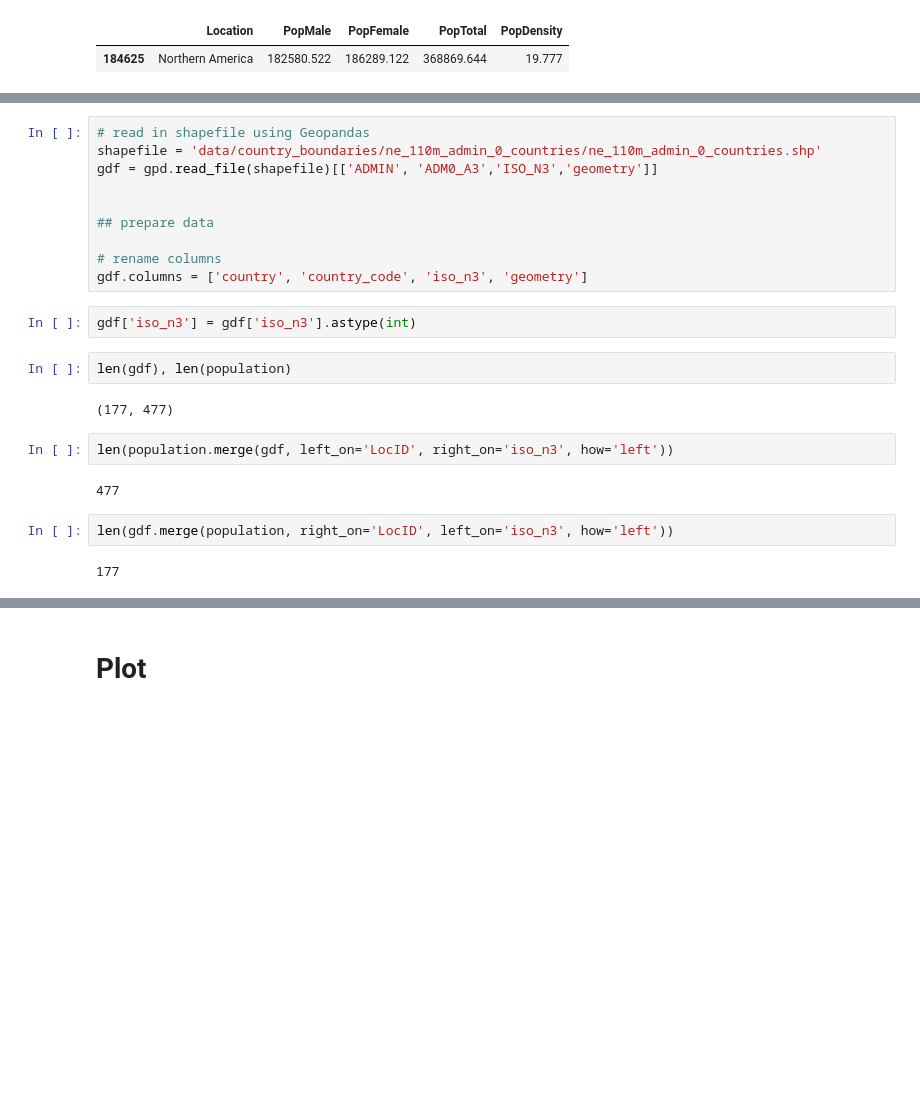
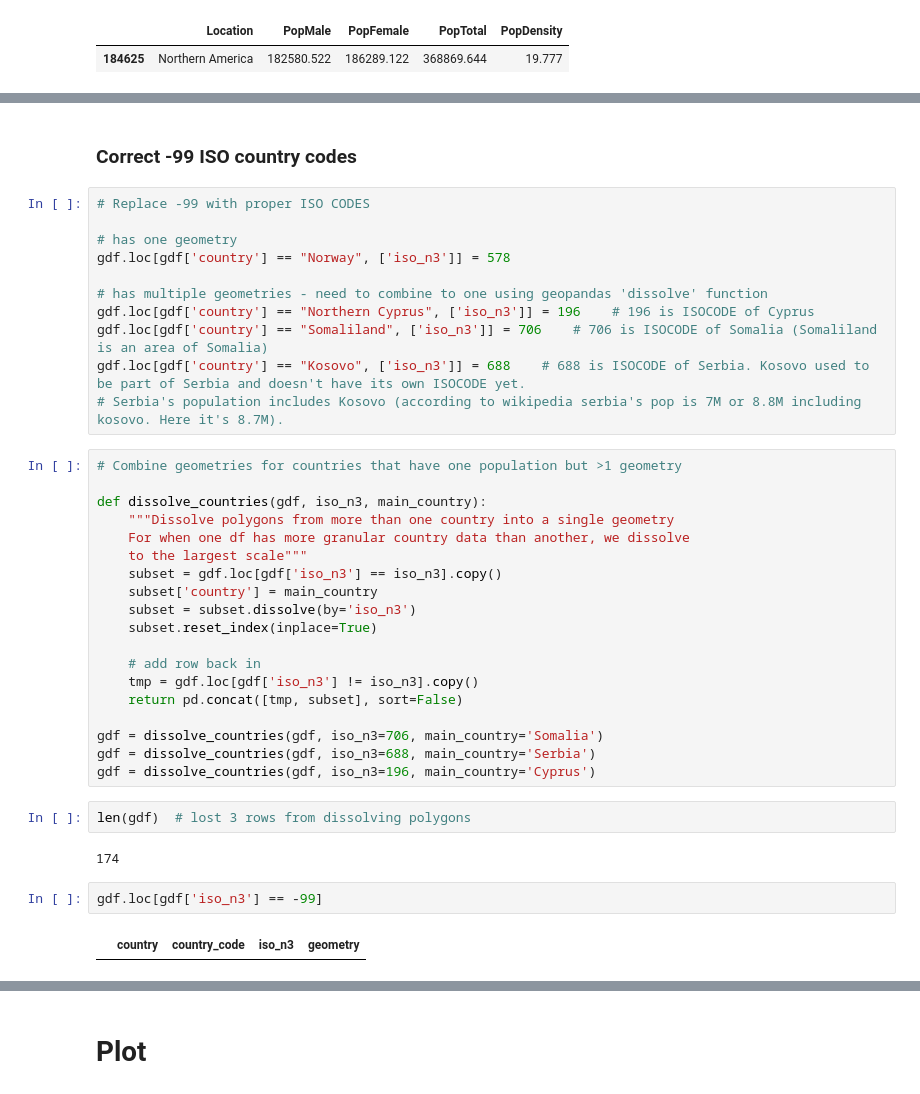
Before and after one commit to jd12006/covid-19-bokeh, a Jupyter notebook: covid19_bokeh3.ipynb, the cells around one changed output, grey strips where cells are left out. Cells and saved outputs as stored; diff of their text form; blank space fills up the shorter version.

Commit message:
integrate population data

```diff
--- a/covid19_bokeh3.ipynb
+++ b/covid19_bokeh3.ipynb
@@ -296,24 +342,40 @@ population.loc[population['LocID'] == 834]
-# %%
-# read in shapefile using Geopandas
-shapefile = 'data/country_boundaries/ne_110m_admin_0_countries/ne_110m_admin_0_countries.shp'
-gdf = gpd.read_file(shapefile)[['ADMIN', 'ADM0_A3','ISO_N3','geometry']]
-
-
-## prepare data
-
-# rename columns
-gdf.columns = ['country', 'country_code', 'iso_n3', 'geometry']
+# %% [markdown]
+### Correct -99 ISO country codes
+# %%
+# Replace -99 with proper ISO CODES
+
+# has one geometry
+gdf.loc[gdf['country'] == "Norway", ['iso_n3']] = 578
+
+# has multiple geometries - need to combine to one using geopandas 'dissolve' function
+gdf.loc[gdf['country'] == "Northern Cyprus", ['iso_n3']] = 196    # 196 is ISOCODE of Cyprus
+gdf.loc[gdf['country'] == "Somaliland", ['iso_n3']] = 706    # 706 is ISOCODE of Somalia (Somaliland is an area of Somalia)
+gdf.loc[gdf['country'] == "Kosovo", ['iso_n3']] = 688    # 688 is ISOCODE of Serbia. Kosovo used to be part of Serbia and doesn't have its own ISOCODE yet.
+# Serbia's population includes Kosovo (according to wikipedia serbia's pop is 7M or 8.8M including kosovo. Here it's 8.7M).
+# %%
+# Combine geometries for countries that have one population but >1 geometry
+
+def dissolve_countries(gdf, iso_n3, main_country):
+    """Dissolve polygons from more than one country into a single geometry
+    For when one df has more granular country data than another, we dissolve
+    to the largest scale"""
+    subset = gdf.loc[gdf['iso_n3'] == iso_n3].copy()
+    subset['country'] = main_country
+    subset = subset.dissolve(by='iso_n3')
+    subset.reset_index(inplace=True)
+
+    # add row back in
+    tmp = gdf.loc[gdf['iso_n3'] != iso_n3].copy()
+    return pd.concat([tmp, subset], sort=False)
+
+gdf = dissolve_countries(gdf, iso_n3=706, main_country='Somalia')
+gdf = dissolve_countries(gdf, iso_n3=688, main_country='Serbia')
+gdf = dissolve_countries(gdf, iso_n3=196, main_country='Cyprus')
+# %%
+len(gdf)  # lost 3 rows from dissolving polygons
+# %% [output]
+174
 # %%
-gdf['iso_n3'] = gdf['iso_n3'].astype(int)
+gdf.loc[gdf['iso_n3'] == -99]
+# %% [output]
+|  | country | country_code | iso_n3 | geometry |
-# %%
-len(gdf), len(population)
-# %% [output]
-(177, 477)
-# %%
-len(population.merge(gdf, left_on='LocID', right_on='iso_n3', how='left'))
-# %% [output]
-477
-# %%
-len(gdf.merge(population, right_on='LocID', left_on='iso_n3', how='left'))
-# %% [output]
-177
```
Also changed, not shown: parts of 25 cells of this notebook, 2 other files.
